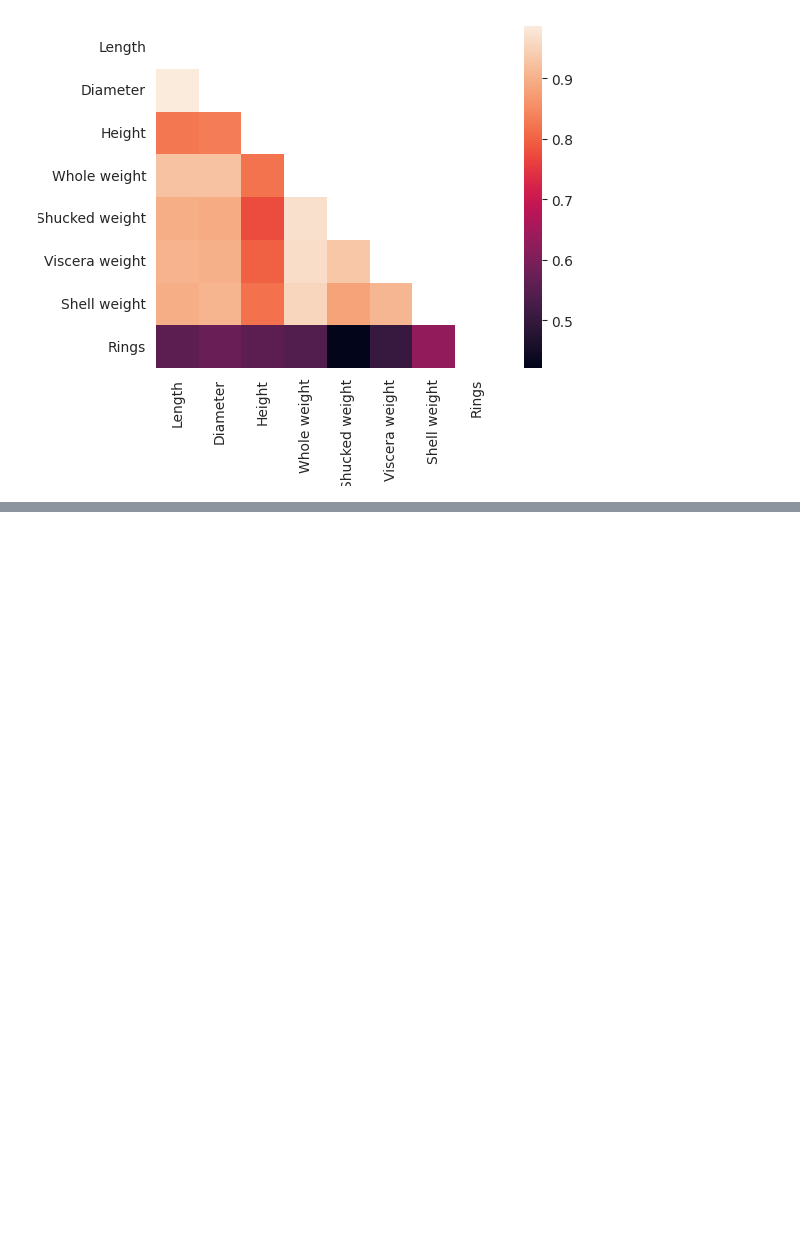
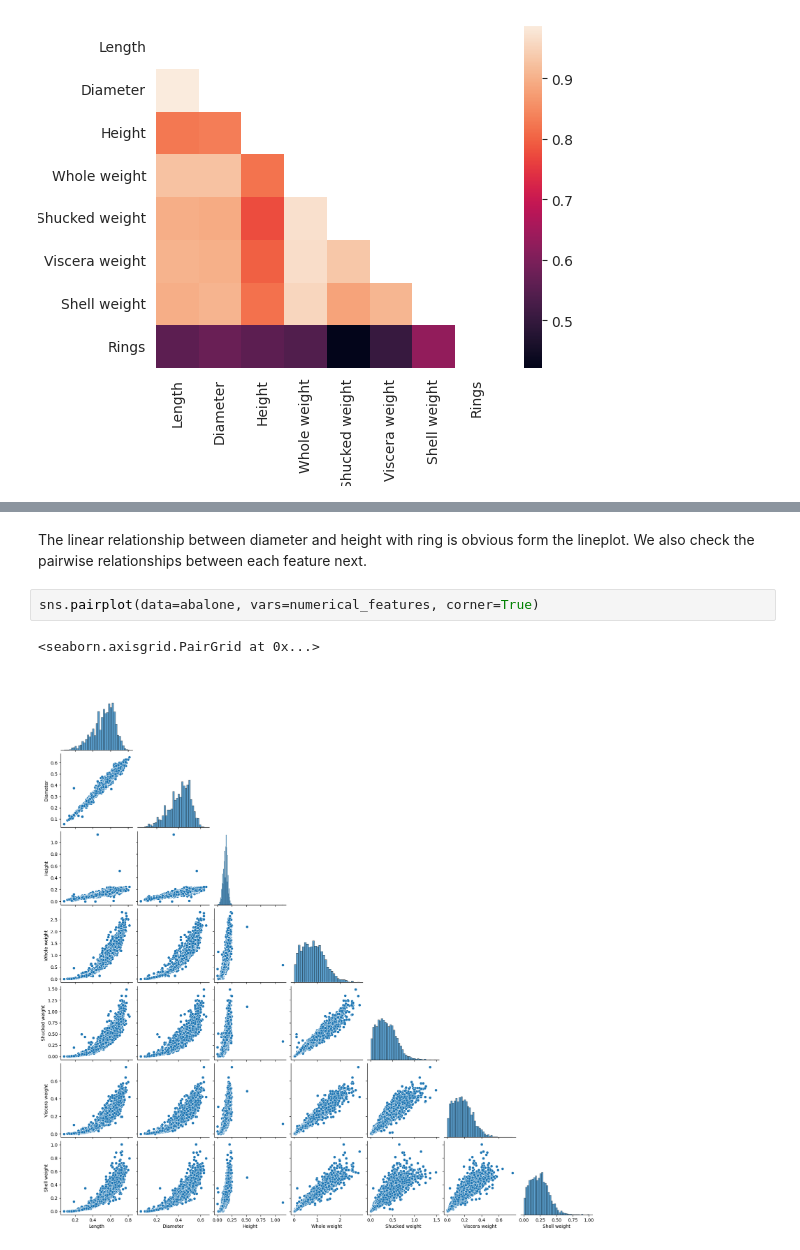
Before and after one commit to arumoy-shome/data-smells, a Jupyter notebook: abalone.ipynb, the cells around one changed output, grey strips where cells are left out. Saved outputs shown, nothing was run; the diff lists cells and outputs as text; blank space fills up the shorter version.

```diff
--- a/abalone.ipynb
+++ b/abalone.ipynb
@@ -86,0 +111,7 @@ plotter.corr(abalone.corr(numeric_only=True))
+# %% [markdown]
+The linear relationship between diameter and height with ring is obvious form the lineplot. We also check the pairwise relationships between each feature next.
+# %%
+sns.pairplot(data=abalone, vars=numerical_features, corner=True)
+# %% [output]
+<seaborn.axisgrid.PairGrid at 0x...>
+[figure, added]
```
Also changed, not shown: parts of 18 cells of this notebook, 1 other file.
